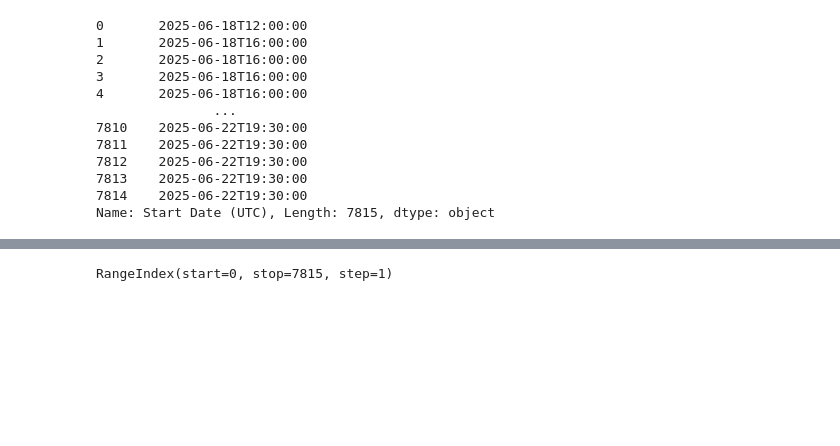
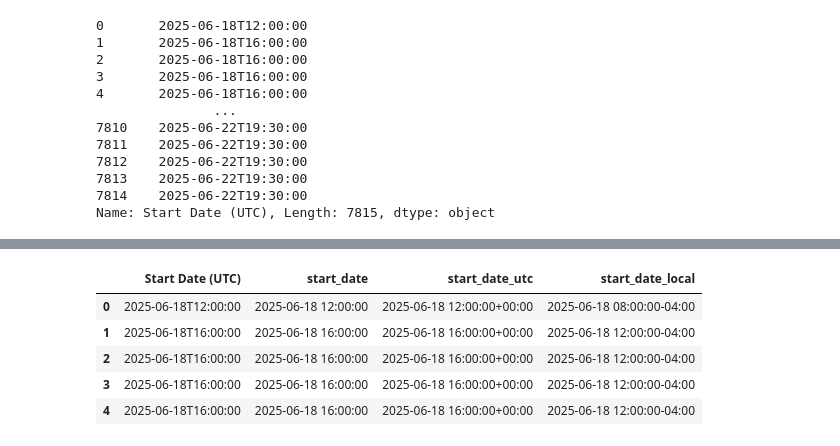
Before and after one commit to jocassid/Talk-PandasBasics, a Jupyter notebook: origins_schedule.ipynb, the cells around one changed output, grey strips where cells are left out. Cells and saved outputs as stored; diff of their text form; code cells hidden in the pictures; blank space fills up the shorter version.

```diff
--- a/origins_schedule.ipynb
+++ b/origins_schedule.ipynb
@@ -162,0 +176,5 @@ dtype: object
+# %%
+start_date_fields = ['Start Date (UTC)', 'start_date', 'start_date_utc', 'start_date_local']
+
+# Inspect types of the fields
+df[start_date_fields].info()
@@ -163,3 +193,10 @@ dtype: object
 # %%
+# See what the data looks like
+df[start_date_fields].head(5)
 # %% [output]
-RangeIndex(start=0, stop=7815, step=1)
+|  | Start Date (UTC) | start_date | start_date_utc | start_date_local |
+| 0 | 2025-06-18T12:00:00 | 2025-06-18 12:00:00 | 2025-06-18 12:00:00+00:00 | 2025-06-18 08:00:00-04:00 |
+| 1 | 2025-06-18T16:00:00 | 2025-06-18 16:00:00 | 2025-06-18 16:00:00+00:00 | 2025-06-18 12:00:00-04:00 |
+| 2 | 2025-06-18T16:00:00 | 2025-06-18 16:00:00 | 2025-06-18 16:00:00+00:00 | 2025-06-18 12:00:00-04:00 |
+| 3 | 2025-06-18T16:00:00 | 2025-06-18 16:00:00 | 2025-06-18 16:00:00+00:00 | 2025-06-18 12:00:00-04:00 |
+| 4 | 2025-06-18T16:00:00 | 2025-06-18 16:00:00 | 2025-06-18 16:00:00+00:00 | 2025-06-18 12:00:00-04:00 |
```
Also changed, not shown: parts of 28 cells of this notebook.
